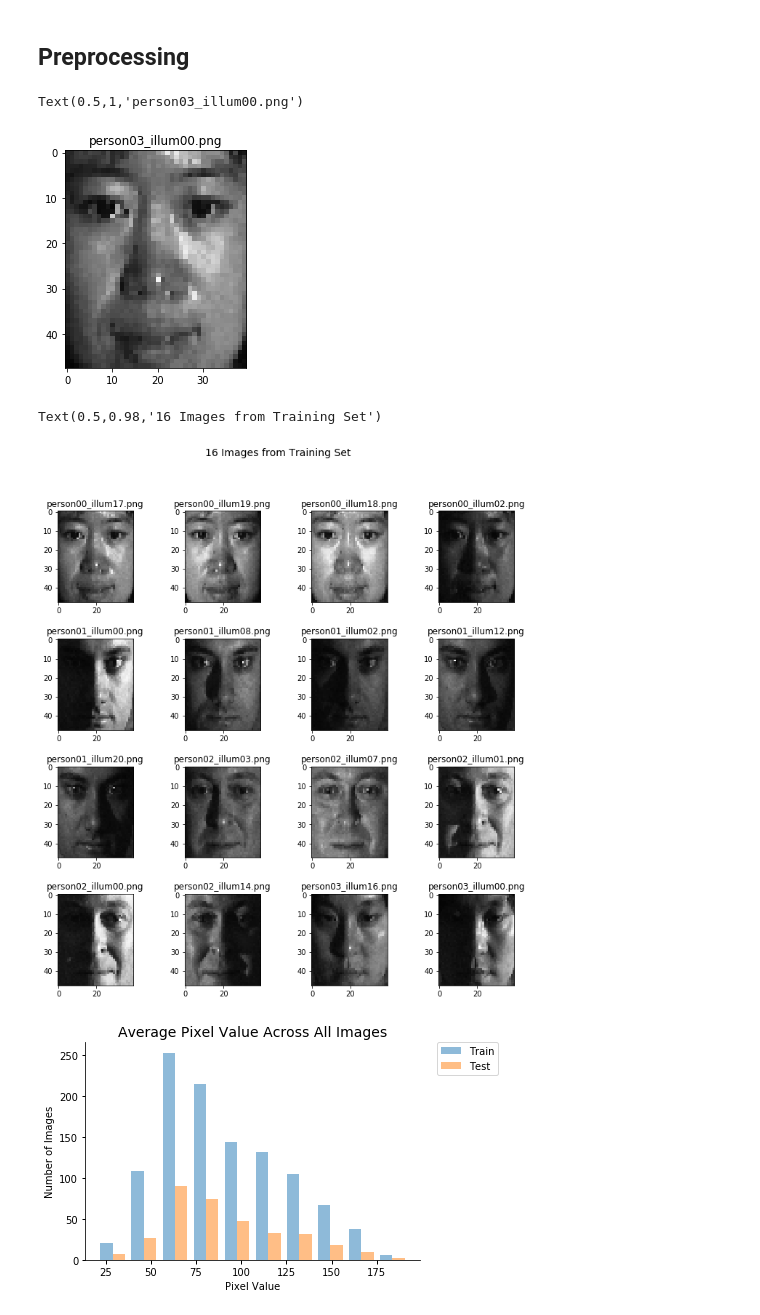
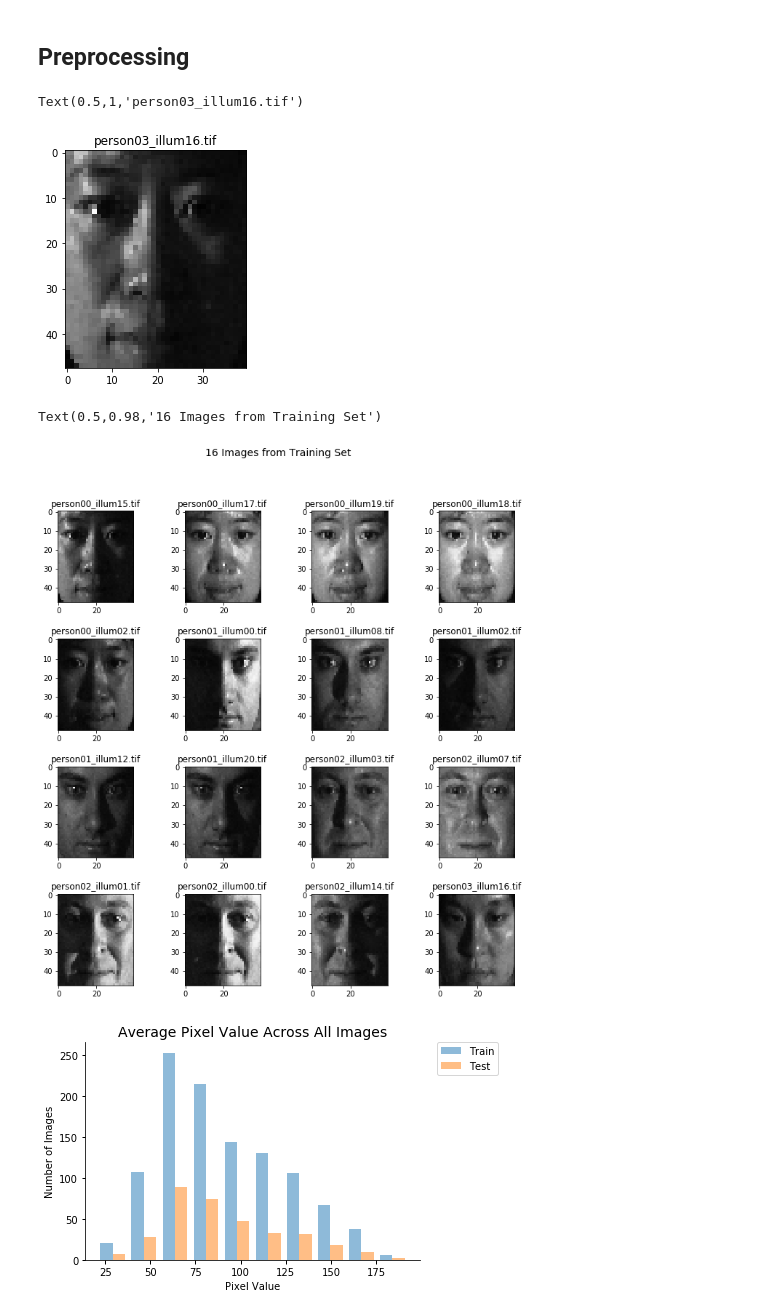
Before and after one commit to kevinniechen/face-recognition, a Jupyter notebook: notebooks/1.0-kc-dataloader.ipynb, the cells around one changed output. Cells and saved outputs as stored; diff of their text form; code cells hidden in the pictures.

```diff
--- a/notebooks/1.0-kc-dataloader.ipynb
+++ b/notebooks/1.0-kc-dataloader.ipynb
@@ -33,14 +35,14 @@ pathlib.Path(DATAPATH + 'processed/pose').mkdir(parents=True, exist_ok=True)
 # %%
 # Recover image from vector
 def recover_img(v, dim1=40, dim2=48, rotate=270):
-    rescaled = v.reshape(dim1, dim2).astype(np.uint8)
+    rescaled = v.reshape(dim1, dim2)
     return Image.fromarray(rescaled).rotate(rotate, expand=True)
 # %%
 # Load illumination: cropped 40x48 (1920px) images of 68 subjects under 21 different illuminations
 illum_dat = sio.loadmat(DATAPATH + '/raw/illumination.mat')
 illum_mat = illum_dat['illum']
 
-# Save images as person_67_illum_20.png
+# Save images as person_67_illum_20.tif
 for illum in range(illum_mat.shape[1]):
     for person in range(illum_mat.shape[2]):
         # Create class folder
@@ -48,13 +50,13 @@ for illum in range(illum_mat.shape[1]):
         pathlib.Path(DATAPATH + 'interim/illumination/person{0}'.format(person_no)).mkdir(parents=True, exist_ok=True)
         # Create and save image
         img = recover_img(illum_mat[:,illum,person])
-        filename = 'person{0}_illum{1}.png'.format(person_no, illum_no)
+        filename = 'person{0}_illum{1}.tif'.format(person_no, illum_no)
         img.save(DATAPATH + 'interim/illumination/person{0}/{1}'.format(person_no, filename))
 # %% [markdown]
 ### Train/Test Split
 # %%
-# Check if image is Png
-def isPng(filename): return filename.endswith(".png") and '.ipynb_checkpoints' not in filename
+# Check if image is Tif
+def isTif(filename): return filename.endswith(".tif") and '.ipynb_checkpoints' not in filename
 
 # Create test/train split
 random.seed(999)
@@ -65,25 +67,25 @@ dirs = next(os.walk(subdir))[1]  # class folders
 
 for dir in dirs:
     filenames = os.listdir(subdir + dir)
-    img_filenames = [filename for filename in filenames if isPng(filename)]
+    img_filenames = [filename for filename in filenames if isTif(filename)]
     img_filepaths = [subdir + dir + os.sep + img_filename for img_filename in img_filenames]
     random.shuffle(img_filepaths) # shuffle class images so train/test have same distribution
-    train = train + img_filepaths[:int(split*len(filenames))]
-    test = test + img_filepaths[int(split*len(filenames)):]
+    train = train + img_filepaths[:int(split*len(img_filenames))]
+    test = test + img_filepaths[int(split*len(img_filenames)):]
 # %% [markdown]
 ## Preprocessing
 # %%
 def load_image(filepath):
-    return imageio.imread(filepath).flatten(order='F').astype(np.float32)  # column-major flatten
+    return imageio.imread(filepath).flatten(order='F')  # column-major flatten
 # %%
 # Load first training image
 v = load_image(test[0])
-img = recover_img(v).convert('RGBA')
+img = recover_img(v)
 plt.imshow(img)
 plt.title(test[i].split('/')[-1])
 # %% [output]
-Text(0.5,1,'person03_illum00.png')
+Text(0.5,1,'person03_illum16.tif')
-[figure, old version]
+[figure, new version]
 # %%
 cols, rows = 4, 4
 scale = 3
@@ -99,7 +101,7 @@ fig.suptitle('16 Images from Training Set', fontsize=14)
 # fig.tight_layout
 # %% [output]
 Text(0.5,0.98,'16 Images from Training Set')
-[figure, old version]
+[figure, new version]
 # %%
 def average_pixels(dataset):
     average_pixels = []
```
Also changed, not shown: parts of 2 cells of this notebook, 10 other files.
